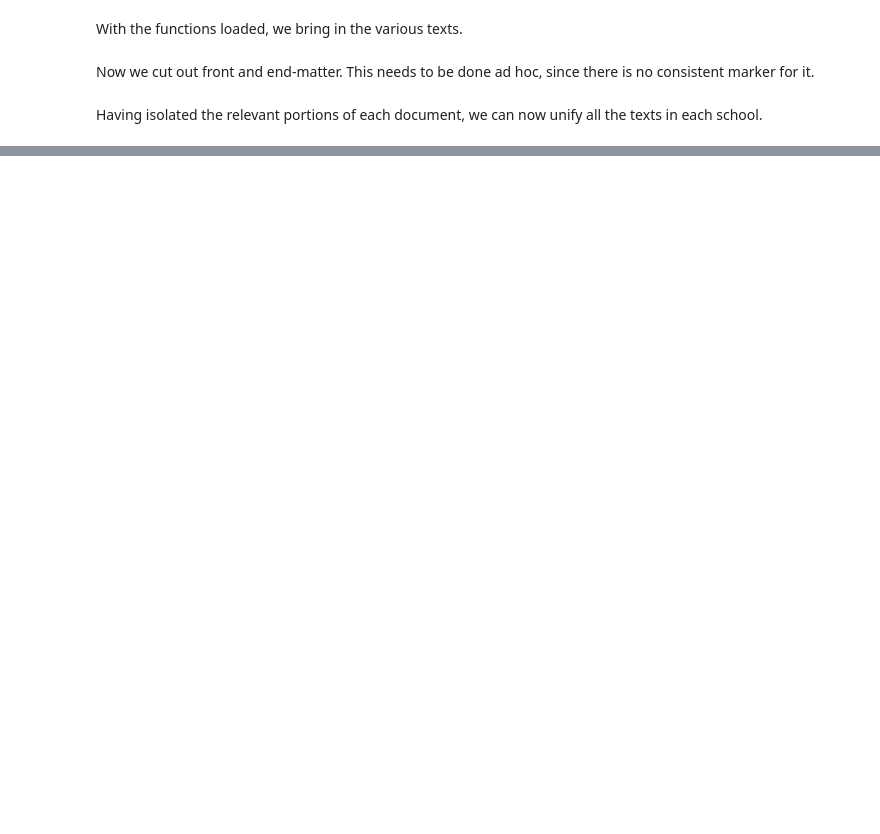
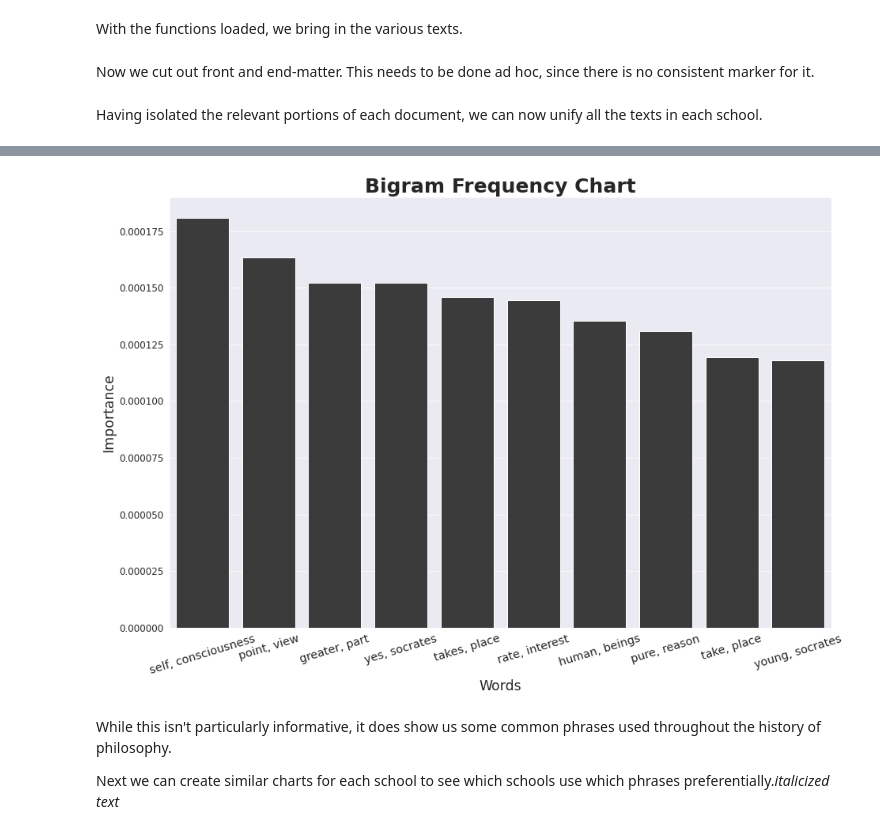
Before and after one commit to kcalizadeh/phil_nlp, a Jupyter notebook: data_load_clean.ipynb, the cells around one changed output, grey strips where cells are left out. Saved outputs shown, nothing was run; the diff lists cells and outputs as text; code cells hidden in the pictures; blank space fills up the shorter version.

```diff
--- a/data_load_clean.ipynb
+++ b/data_load_clean.ipynb
@@ -177,0 +346,31 @@ for school in text_dict.keys():
+# %%
+# tokenizing the text to prepare it
+pattern = "([a-zA-Z]+(?:'[a-z]+)?)"
+all_tokens = nltk.regexp_tokenize(all_texts_string, pattern)
+
+all_tokens_stopped = [x.lower() for x in all_tokens if x.lower() not in custom_stopwords]
+# %%
+# from nltk.collocations import BigramAssocMeasures, BigramCollocationFinder
+
+bigram_measures = BigramAssocMeasures()
+all_bigram_finder = BigramCollocationFinder.from_words(all_tokens_stopped)
+bigrams_scored = all_bigram_finder.score_ngrams(bigram_measures.raw_freq)
+# %%
+bigram_df = pd.DataFrame(bigrams_scored[:10], columns=['bigram', 'score'])
+bigram_df['bigram'] = bigram_df['bigram'].apply(lambda x: ', '.join(x))
+
+sns.set_style('darkgrid')
+fig = plt.subplots(figsize=(15, 10))
+sns.barplot(data=bigram_df, x='bigram', y='score', color='#3B3B3B')
+plt.title('Bigram Frequency Chart', size=25, fontweight='bold')
+plt.xlabel('Words', size='xx-large')
+plt.xticks(rotation=17, size='x-large')
+plt.ylabel('Importance', size='xx-large')
+plt.yticks(size='large')
+plt.show()
+# %% [output]
+[figure, added]
+# %% [markdown]
+While this isn't particularly informative, it does show us some common phrases used throughout the history of philosophy.
+
+Next we can create similar charts for each school to see which schools use which phrases preferentially.*italicized text*
```
Also changed, not shown: parts of 31 cells of this notebook.
